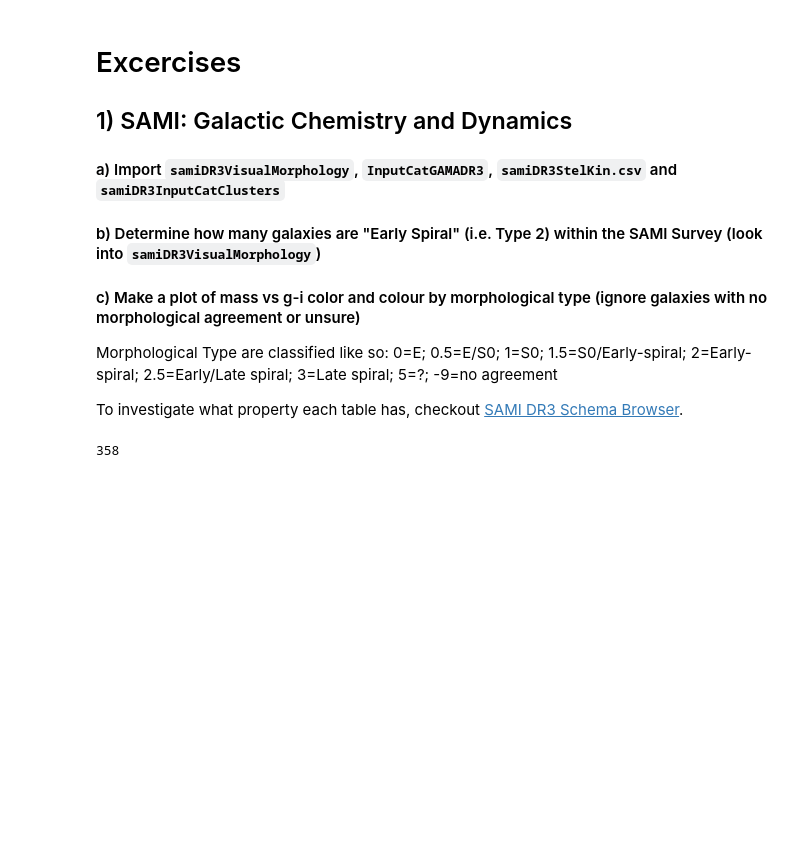
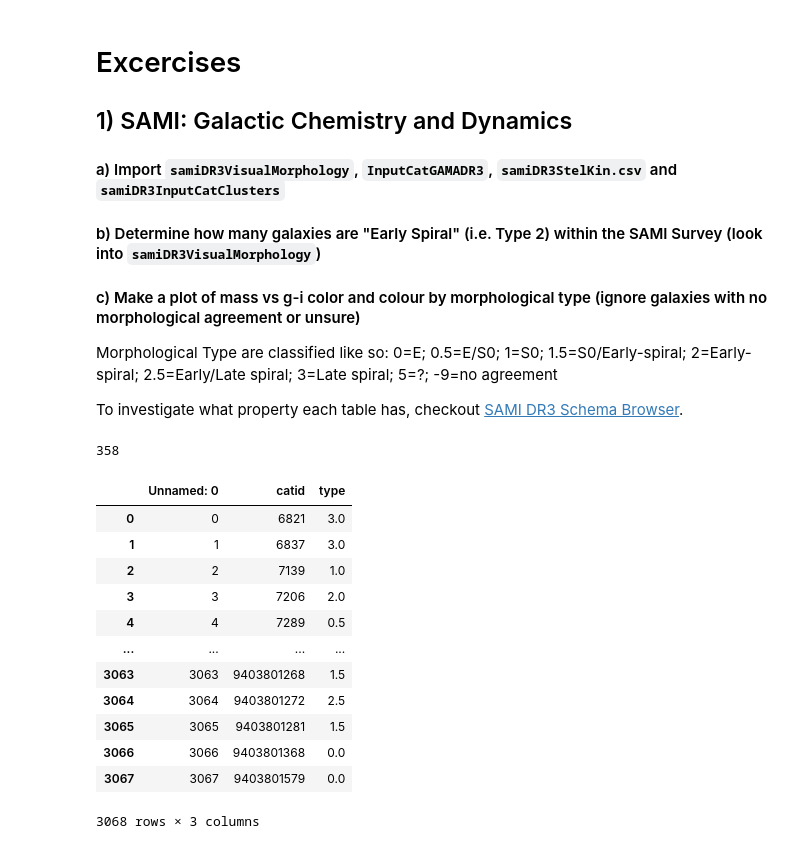
Before and after one commit to C-4801/PHYS3116_Tutorials, a Jupyter notebook: Week3/PHYS3116_Week3_Tutorial.ipynb, the cells around one changed output. Saved outputs shown, nothing was run; the diff lists cells and outputs as text; code cells hidden in the pictures; blank space fills up the shorter version.

```diff
--- a/Week3/PHYS3116_Week3_Tutorial.ipynb
+++ b/Week3/PHYS3116_Week3_Tutorial.ipynb
@@ -165,3 +152,19 @@ D = pd.read_csv('samiDR3InputCatClusters.csv')
 sum(VisMorph["type"]==2.0)
 # %% [output]
 358
+# %%
+VisMorph
+# %% [output]
+|  | Unnamed: 0 | catid | type |
+| 0 | 0 | 6821 | 3.0 |
+| 1 | 1 | 6837 | 3.0 |
+| 2 | 2 | 7139 | 1.0 |
+| 3 | 3 | 7206 | 2.0 |
+| 4 | 4 | 7289 | 0.5 |
+| ... | ... | ... | ... |
+| 3063 | 3063 | 9403801268 | 1.5 |
+| 3064 | 3064 | 9403801272 | 2.5 |
+| 3065 | 3065 | 9403801281 | 1.5 |
+| 3066 | 3066 | 9403801368 | 0.0 |
+| 3067 | 3067 | 9403801579 | 0.0 |
+3068 rows × 3 columns
```
Also changed, not shown: parts of 4 cells of this notebook.
